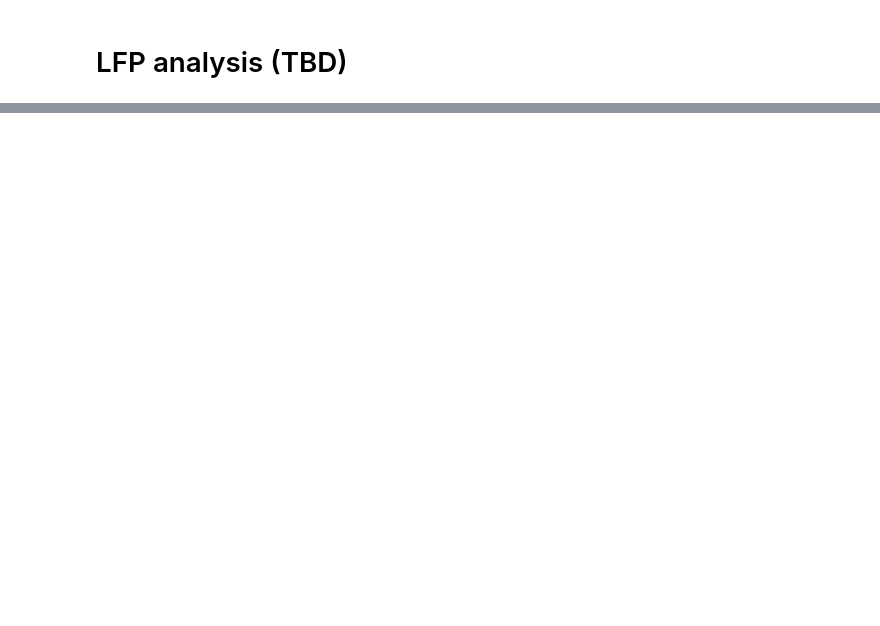
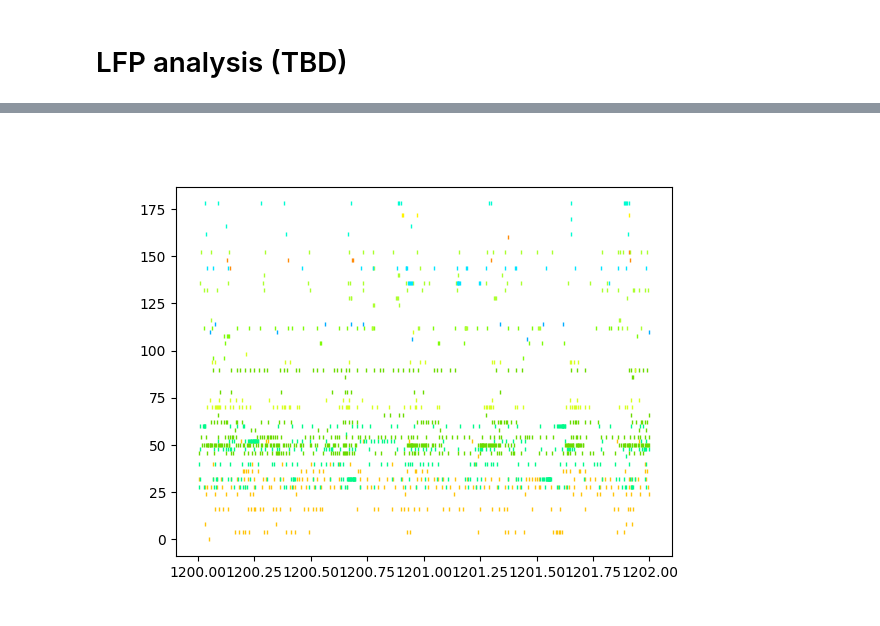
Before and after one commit to cowenowner/mbl_mouse_2024, a Jupyter notebook: student_and_instructor_code/manish/python_stuff/playWithNPX2_RR2.ipynb, the cells around one changed output, grey strips where cells are left out. Drawn from its saved outputs; the diff is of its cells as text; code cells hidden in the pictures; blank space fills up the shorter version.

```diff
--- a/student_and_instructor_code/manish/python_stuff/playWithNPX2_RR2.ipynb
+++ b/student_and_instructor_code/manish/python_stuff/playWithNPX2_RR2.ipynb
@@ -180,0 +249,17 @@ Setting 'return_scaled' to False
+# %%
+fig, axs = plt.subplots()
+last_idx = 0
+for gd in range(0,(int)(np.max(ch_depths))+1,200):
+    t_units = clean_units.clone()
+    rm_idx = [i for i,x in enumerate(t_units.get_property('depth')) if (x < gd) or (x >= gd+200)]
+    # print(rm_idx)
+    t_units = t_units.remove_units(t_units.get_unit_ids()[rm_idx])
+    for unit_index, unit_id in enumerate(t_units.get_unit_ids()):
+        spiketrain = t_units.get_unit_spike_train( unit_id, start_frame=1200*t_units.sampling_frequency, \
+                                                  end_frame=1202*t_units.sampling_frequency,segment_index=0)
+        spiketimes = spiketrain / float(t_units.sampling_frequency)
+        axs.plot(spiketimes, 2*(last_idx+unit_index) * np.ones_like(spiketimes), marker="|", mew=1, \
+                    markersize=3, ls="", color=c_used[(int)(gd/200)])
+        last_idx = last_idx+1
+# %% [output]
+[figure, added]
```
Also changed, not shown: parts of 26 cells of this notebook.
